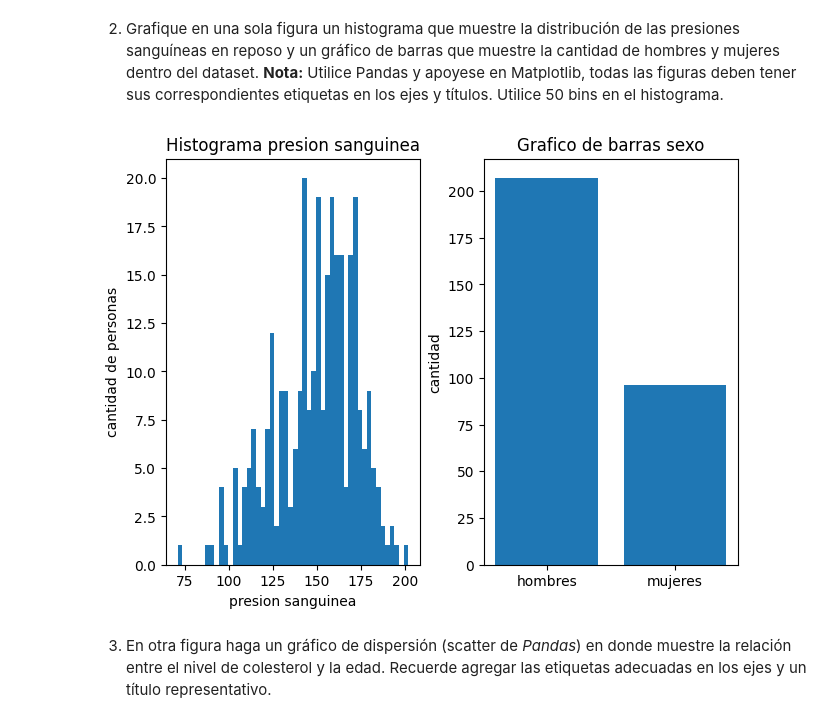
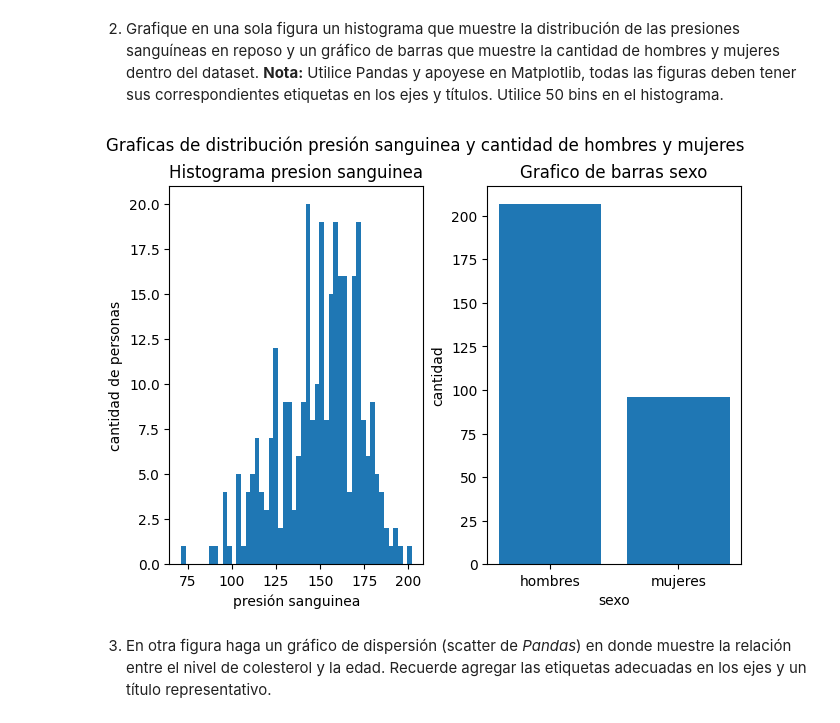
Before and after one commit to JuanDavidforhuerf/lab-3-FML, a Jupyter notebook: Laboratorio_3_20261.ipynb, the cells around one changed output. Drawn from its saved outputs; the diff is of its cells as text; code cells hidden in the pictures.

```diff
--- a/Laboratorio_3_20261.ipynb
+++ b/Laboratorio_3_20261.ipynb
@@ -74,4 +74,5 @@ El archivo *Heart Attack.csv* [1] contiene la información de 303 observaciones
 # %%
 import pandas as pd
 
-heart_df = pd.read_csv("Heart Attack Data Set.csv") #se crea un dataFrame al leer el archivo de csv
+heart_df = pd.read_csv("Heart Attack Data Set.csv",usecols =['age', 'sex', 'trestbps', 'chol', 'thalach']) #se crea un dataFrame al leer el archivo de csv
+heart_df.head()
@@ -80,14 +88,15 @@ heart_df = pd.read_csv("Heart Attack Data Set.csv") #se crea un dataFrame al lee
 # %%
 import matplotlib.pyplot as plt
 dataFrameSexo = heart_df["sex"].value_counts() #se crea un subDataFrame con el conteo de elementos distintos de la columna sexo
 figura,ax = plt.subplots(1,2, layout = "constrained") #se crea una figura de tamaño 1x2 para dos elementos(graficas)
 ax[0].hist(heart_df["thalach"],bins = 50) #se crea un histograma con los datos de presion sanguinea del dataframe
-ax[0].set(xlabel="presion sanguinea",ylabel="cantidad de personas",title="Histograma presion sanguinea") #se asignan los nombres de las etiquetas del eje x, el eje y y el titulo del grafico
+ax[0].set(xlabel="presión sanguinea",ylabel="cantidad de personas",title="Histograma presion sanguinea") #se asignan los nombres de las etiquetas del eje x, el eje y y el titulo del grafico
 ax[1].bar(["hombres","mujeres"],dataFrameSexo) #se crea una grafica de barras del dataframe con la informacion de conteos de presion sanguinea
-ax[1].set(ylabel="cantidad",title="Grafico de barras sexo") #se asigna una etiqueta en el eje y y el titulo de la grafica de barras
+ax[1].set(xlabel="sexo",ylabel="cantidad",title="Grafico de barras sexo") #se asigna una etiqueta en el eje x, y y el titulo de la grafica de barras
+figura.suptitle("Graficas de distribución presión sanguinea y cantidad de hombres y mujeres") #se añade un titulo general a la figura
 plt.show()
 # %% [output]
-[figure, old version]
+[figure, new version]
 # %% [markdown]
 3. En otra figura haga un gráfico de dispersión (scatter de *Pandas*) en donde muestre la relación entre el nivel de colesterol y la edad. Recuerde agregar las etiquetas adecuadas en los ejes y un título representativo.
 # %%
```
Also changed, not shown: parts of 6 cells of this notebook, 50 other files.
